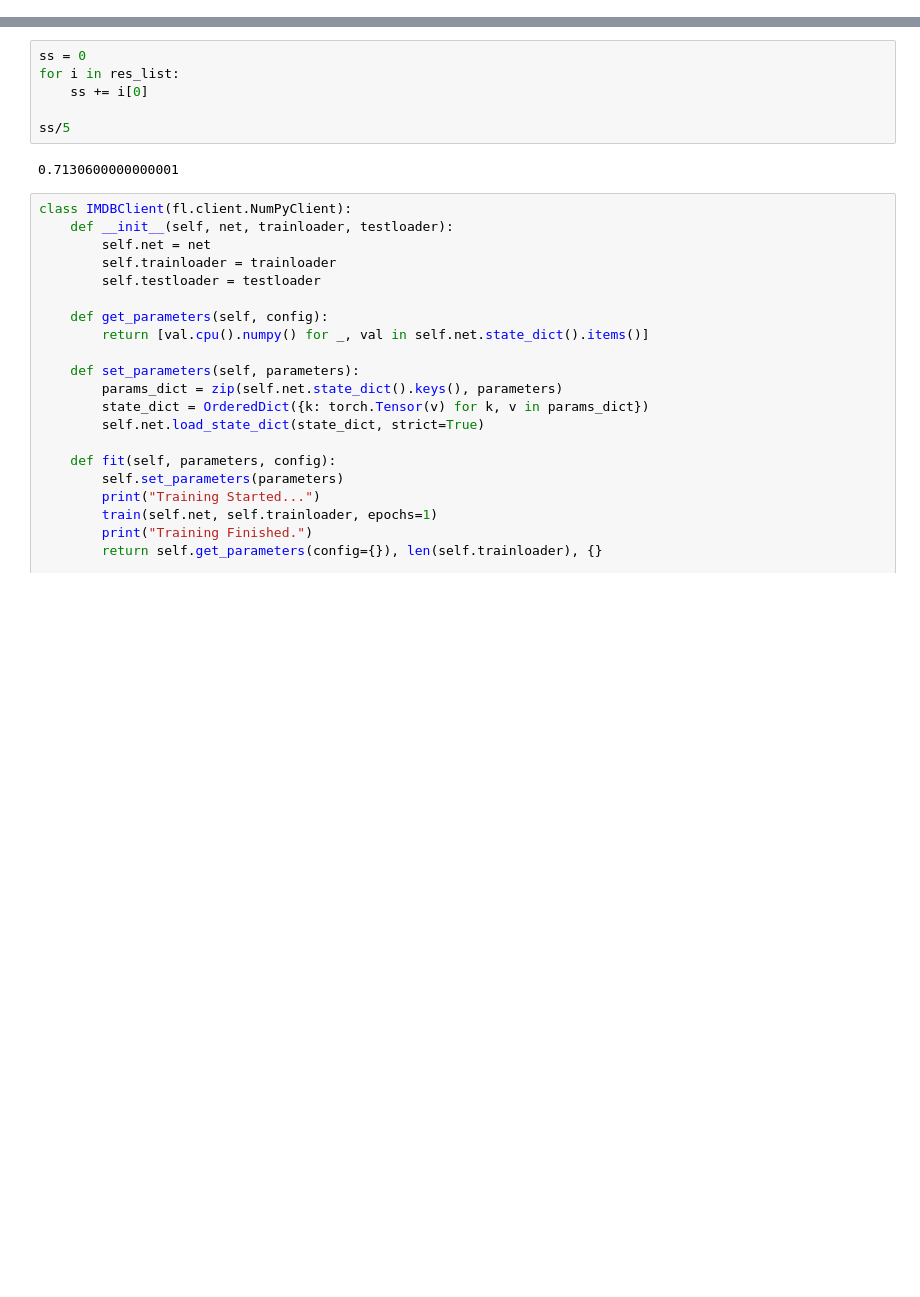
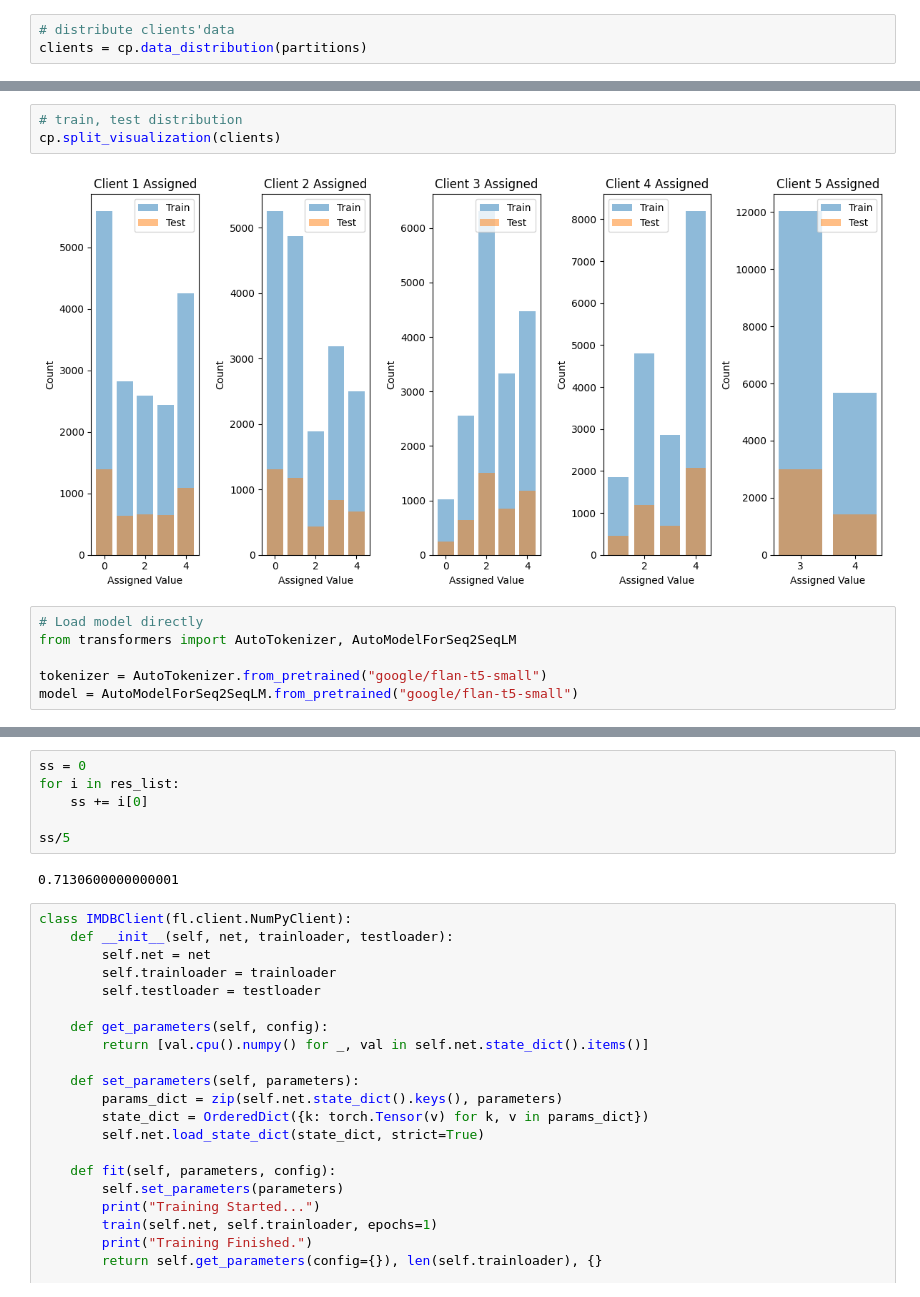
Before and after one commit to leebyounghan/prompt4FED, a Jupyter notebook: FEDprompt.ipynb, the cells around one changed output, grey strips where cells are left out. Cells and saved outputs as stored; diff of their text form; blank space fills up the shorter version.

Commit message:
train complete

```diff
--- a/FEDprompt.ipynb
+++ b/FEDprompt.ipynb
@@ -103,0 +112,3 @@ data_types = {"Input" : str, 'Label' : str}
+# %%
+# distribute clients'data
+clients = cp.data_distribution(partitions)
@@ -103,0 +131,11 @@ data_types = {"Input" : str, 'Label' : str}
+# %%
+# train, test distribution
+cp.split_visualization(clients)
+# %% [output]
+[figure, added]
+# %%
+# Load model directly
+from transformers import AutoTokenizer, AutoModelForSeq2SeqLM
+
+tokenizer = AutoTokenizer.from_pretrained("google/flan-t5-small")
+model = AutoModelForSeq2SeqLM.from_pretrained("google/flan-t5-small")
```
Also changed, not shown: parts of 34 cells of this notebook.
